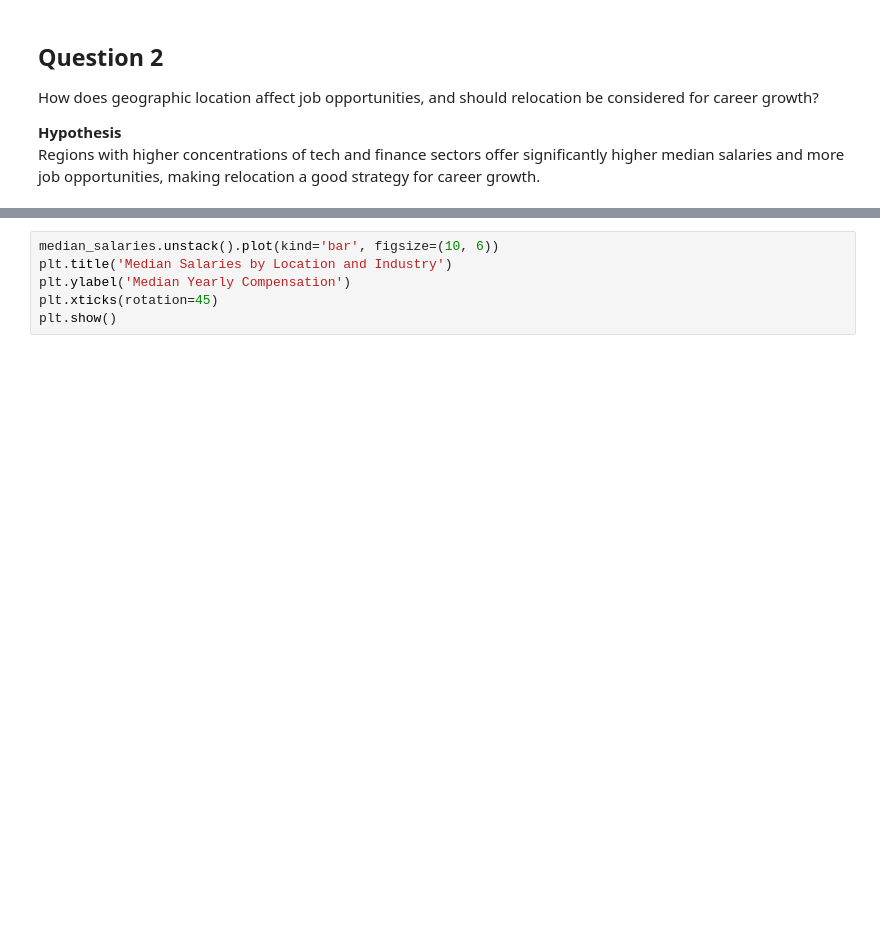
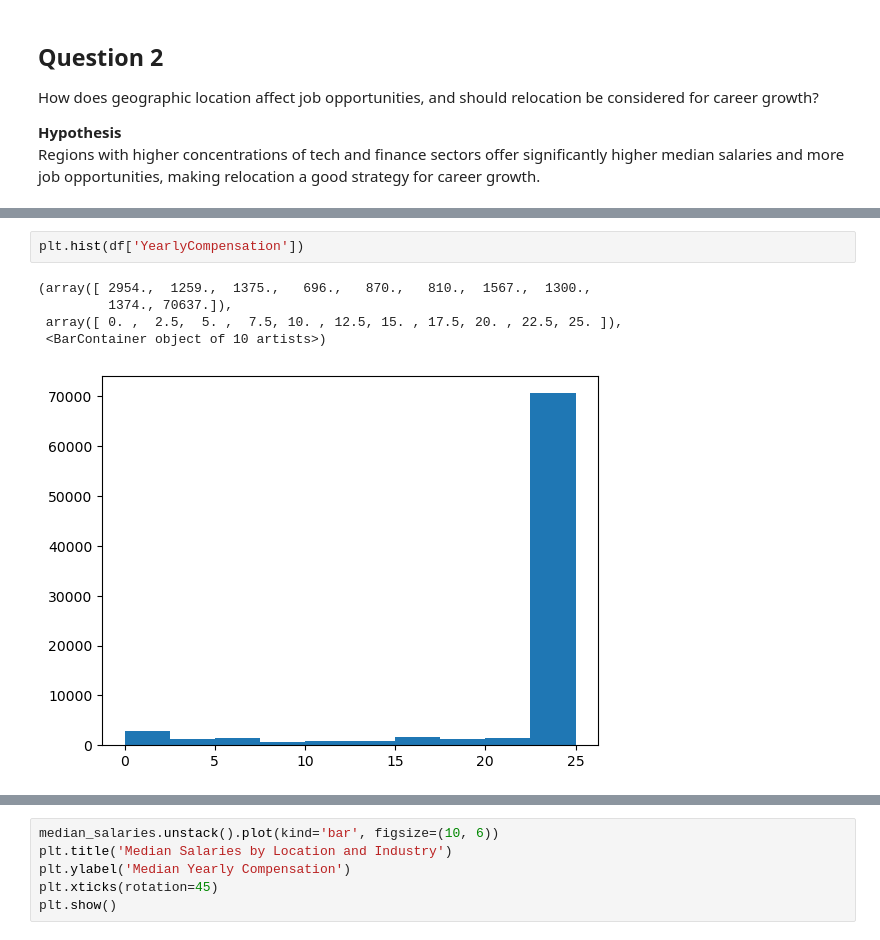
Before and after one commit to rahul0776/Job-Market-Trends, a Jupyter notebook: DIC_Abhinav_notebook.ipynb, the cells around one changed output, grey strips where cells are left out. Cells and saved outputs as stored; diff of their text form; blank space fills up the shorter version.

```diff
--- a/DIC_Abhinav_notebook.ipynb
+++ b/DIC_Abhinav_notebook.ipynb
@@ -329,0 +375,8 @@ plt.show()
+# %%
+plt.hist(df['YearlyCompensation'])
+# %% [output]
+(array([ 2954.,  1259.,  1375.,   696.,   870.,   810.,  1567.,  1300.,
+         1374., 70637.]),
+ array([ 0. ,  2.5,  5. ,  7.5, 10. , 12.5, 15. , 17.5, 20. , 22.5, 25. ]),
+ <BarContainer object of 10 artists>)
+[figure, added]
```
Also changed, not shown: parts of 12 cells of this notebook.
